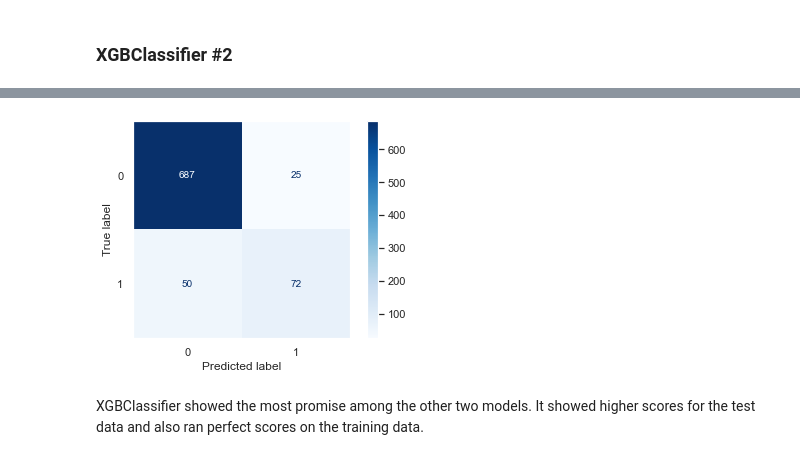
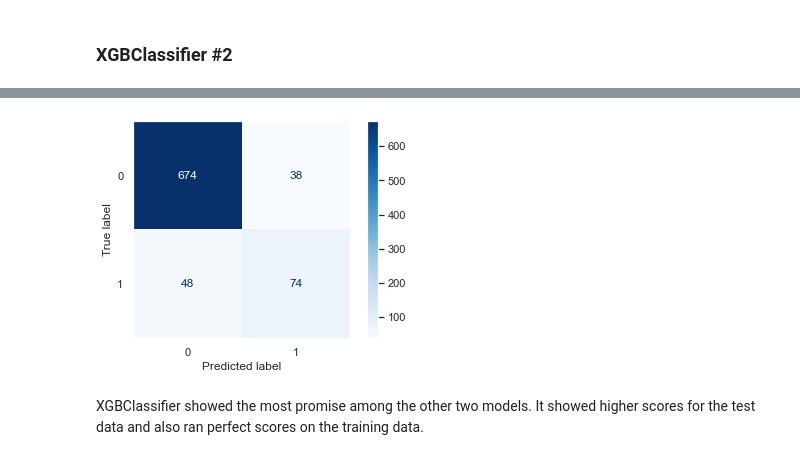
Before and after one commit to ashakeri92/SyriaTel_Analysis, a Jupyter notebook: Analysis.ipynb, the cells around one changed output, grey strips where cells are left out. Drawn from its saved outputs; the diff is of its cells as text; code cells hidden in the pictures.

```diff
--- a/Analysis.ipynb
+++ b/Analysis.ipynb
@@ -404,0 +407,11 @@ To improve scores we will determine the optimal tree depth and maximum feature s
+# %%
+# Instantiate GridSearchCV
+dt_grid_search = GridSearchCV(tree_clf, dt_param_grid, cv=3, return_train_score=True)
+
+dt_grid_search.fit(X_train_resampled, y_train_resampled)
+
+best_parameters = dt_grid_search.best_params_
+
+print('Grid Search found the following optimal parameters: ')
+for param_name in sorted(best_parameters.keys()):
+    print('%s: %r' % (param_name, best_parameters[param_name]))
@@ -405,5 +424,5 @@ To improve scores we will determine the optimal tree depth and maximum feature s
 # %%
 # Initiate and fit a DecisionTreeClassifier with updated max depth
-tree_clf2 = DecisionTreeClassifier(criterion='entropy', max_depth=6, max_features=16)
+tree_clf2 = DecisionTreeClassifier(criterion='gini', max_depth=6, min_samples_leaf=1, min_samples_split=10)
 tree_clf2.fit(X_train_resampled, y_train_resampled)
 # %% [output]
@@ -497,15 +519,15 @@ plt.show()
 ### XGBClassifier #2
 # %%
 param_grid = {
-    'learning_rate': [0.1, 0.2],
-    'max_depth': [6],
-    'min_child_weight': [1, 2],
-    'subsample': [0.5, 0.7],
-    'n_estimators': [100],
+    'learning_rate': [0.3, 0.4, 0.5],
+    'max_depth': [2, 3, 4],
+    'min_child_weight': [1, 2, 3],
+    'subsample': [0.4, 0.5, 0.6],
+    'n_estimators': [100, 150],
 }
 # %%
-# Run grid search to find optimal parameters and fit 2nd XGBClassifier
-grid_XG = GridSearchCV(XG, param_grid, scoring='recall', cv=None, n_jobs=1)
+# Run grid search to find optimal parameters
+grid_XG = GridSearchCV(XG, param_grid, scoring='recall', cv=10, n_jobs=3)
 grid_XG.fit(X_train_resampled, y_train_resampled)
 
 best_parameters = grid_XG.best_params_
@@ -513,15 +535,4 @@ best_parameters = grid_XG.best_params_
 print('Grid Search found the following optimal parameters: ')
 for param_name in sorted(best_parameters.keys()):
     print('%s: %r' % (param_name, best_parameters[param_name]))
-
-training_XG2 = grid_XG.predict(X_train_resampled)
-test_XG2 = grid_XG.predict(X_test_sc)
-
-
-# Accuracy of training and test sets
-training_accuracy = accuracy_score(y_train_resampled, training_XG2)
-test_accuracy = accuracy_score(y_test, test_XG2)
-
-print('Training Accuracy: {:.4}%'.format(training_accuracy * 100))
-print('Validation accuracy: {:.4}%'.format(test_accuracy * 100))
 # %% [output]
@@ -559,13 +567,13 @@ print(classification_report(training_XG2, y_train_resampled))
 weighted avg       1.00      1.00      1.00      4276
 # %%
 # confusion matrix for 2nd XGBClassifier
-plot_confusion_matrix(XG2, X_test_sc, y_test,
+plot_confusion_matrix(grid_XG, X_test_sc, y_test,
                     cmap=plt.cm.Blues)
 
 plt.grid(False)
 plt.show()
 # %% [output]
-[figure, old version]
+[figure, new version]
 # %% [markdown]
 XGBClassifier showed the most promise among the other two models. It showed higher scores for the test data and also ran perfect scores on the training data.
 # %% [markdown]
```
Also changed, not shown: parts of 26 cells of this notebook.
